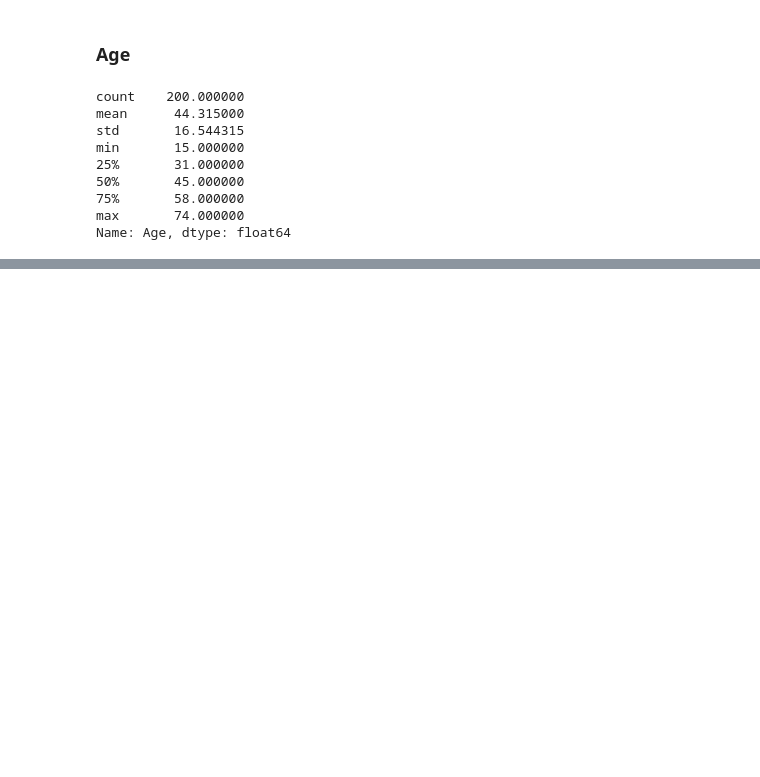
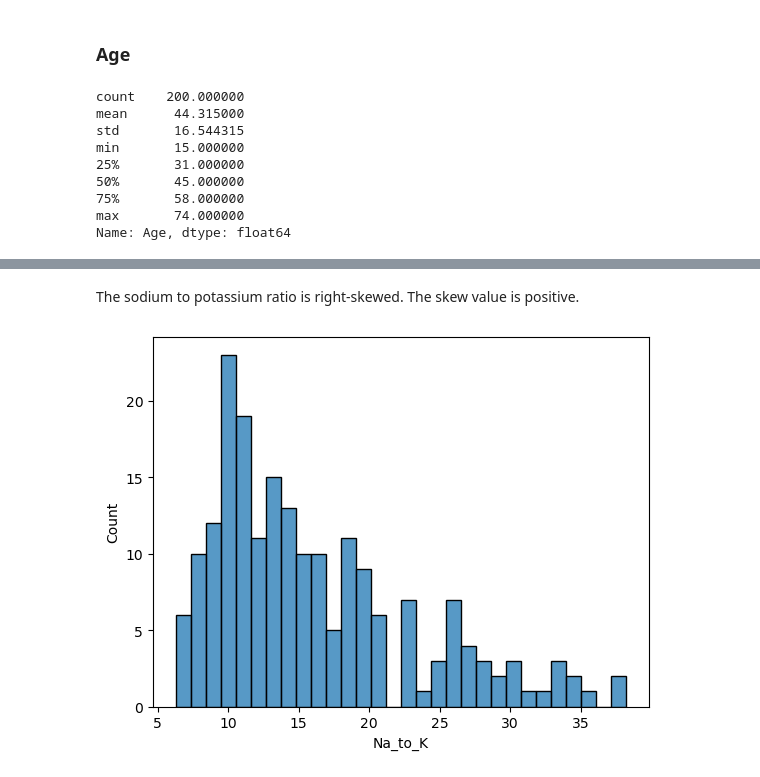
Before and after one commit to SandorCumberbane/Drug-Classification, a Jupyter notebook: Exploratory-Data-Analysis.ipynb, the cells around one changed output, grey strips where cells are left out. Saved outputs shown, nothing was run; the diff lists cells and outputs as text; code cells hidden in the pictures; blank space fills up the shorter version.

```diff
--- a/Exploratory-Data-Analysis.ipynb
+++ b/Exploratory-Data-Analysis.ipynb
@@ -51,0 +118,7 @@ Name: Age, dtype: float64
+# %% [markdown]
+The sodium to potassium ratio is right-skewed. The skew value is positive.
+# %%
+sns.histplot(data["Na_to_K"], bins=30)
+plt.show()
+# %% [output]
+[figure, added]
```
Also changed, not shown: parts of 23 cells of this notebook.
